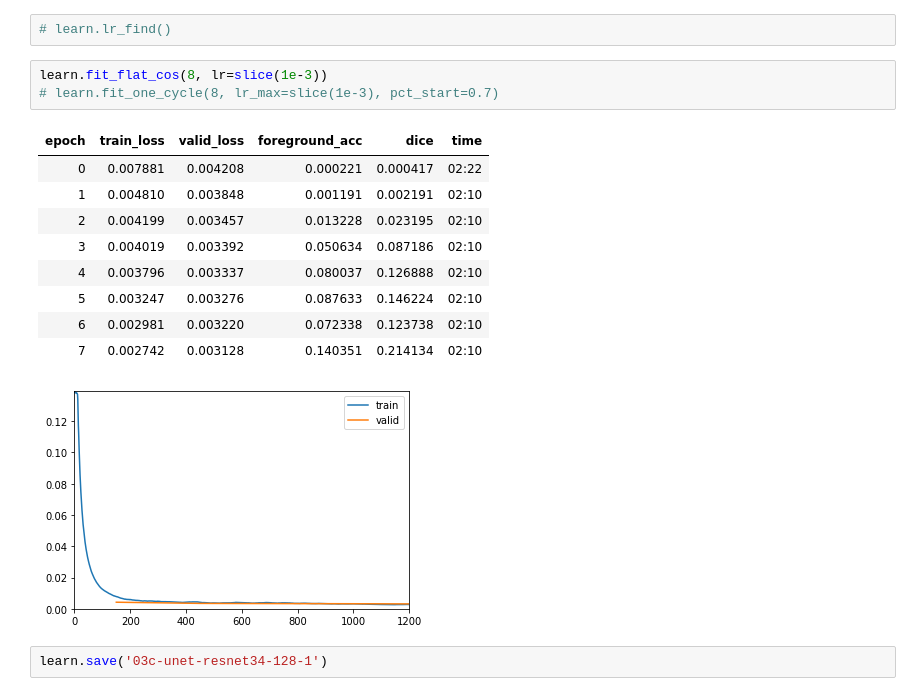
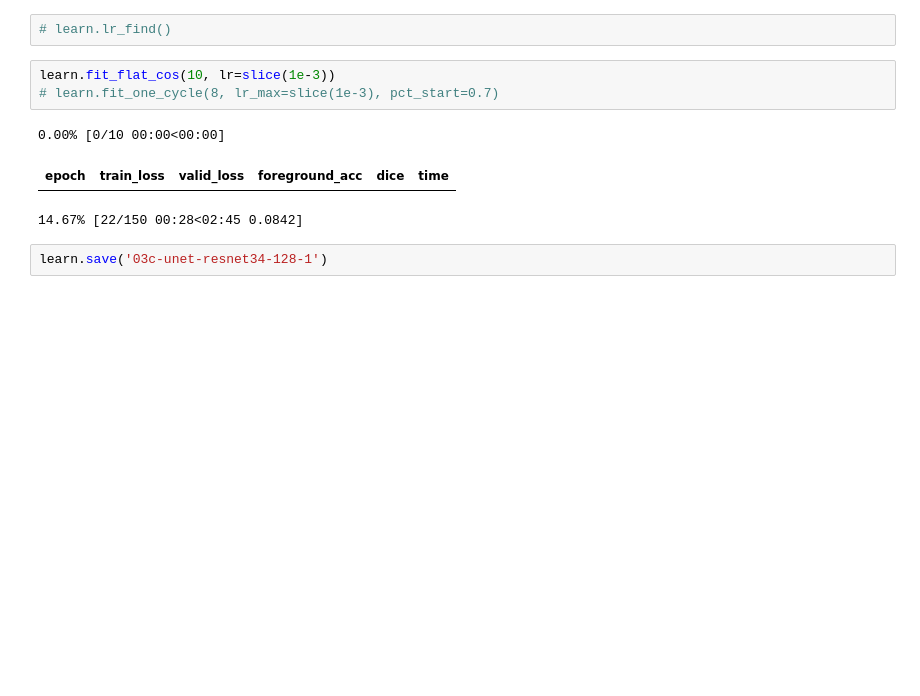
Before and after one commit to mrkcmd/bualabs, a Jupyter notebook: nbs/03c_image_segmentation_siim_acr_pneumothorax_fastai2.ipynb, the cells around one changed output. Drawn from its saved outputs; the diff is of its cells as text; blank space fills up the shorter version.

```diff
--- a/nbs/03c_image_segmentation_siim_acr_pneumothorax_fastai2.ipynb
+++ b/nbs/03c_image_segmentation_siim_acr_pneumothorax_fastai2.ipynb
@@ -530,19 +503,12 @@ learn.freeze()
 # %%
 # learn.lr_find()
 # %%
-learn.fit_flat_cos(8, lr=slice(1e-3))
+learn.fit_flat_cos(10, lr=slice(1e-3))
 # learn.fit_one_cycle(8, lr_max=slice(1e-3), pct_start=0.7)
 # %% [output]
+0.00% [0/10 00:00<00:00]
 | epoch | train_loss | valid_loss | foreground_acc | dice | time |
-| 0 | 0.007881 | 0.004208 | 0.000221 | 0.000417 | 02:22 |
-| 1 | 0.004810 | 0.003848 | 0.001191 | 0.002191 | 02:10 |
-| 2 | 0.004199 | 0.003457 | 0.013228 | 0.023195 | 02:10 |
-| 3 | 0.004019 | 0.003392 | 0.050634 | 0.087186 | 02:10 |
-| 4 | 0.003796 | 0.003337 | 0.080037 | 0.126888 | 02:10 |
-| 5 | 0.003247 | 0.003276 | 0.087633 | 0.146224 | 02:10 |
-| 6 | 0.002981 | 0.003220 | 0.072338 | 0.123738 | 02:10 |
-| 7 | 0.002742 | 0.003128 | 0.140351 | 0.214134 | 02:10 |
-[figure, removed]
+14.67% [22/150 00:28<02:45 0.0842]
 # %%
 learn.save('03c-unet-resnet34-128-1')
 # %%
```
Also changed, not shown: parts of 29 cells of this notebook.
